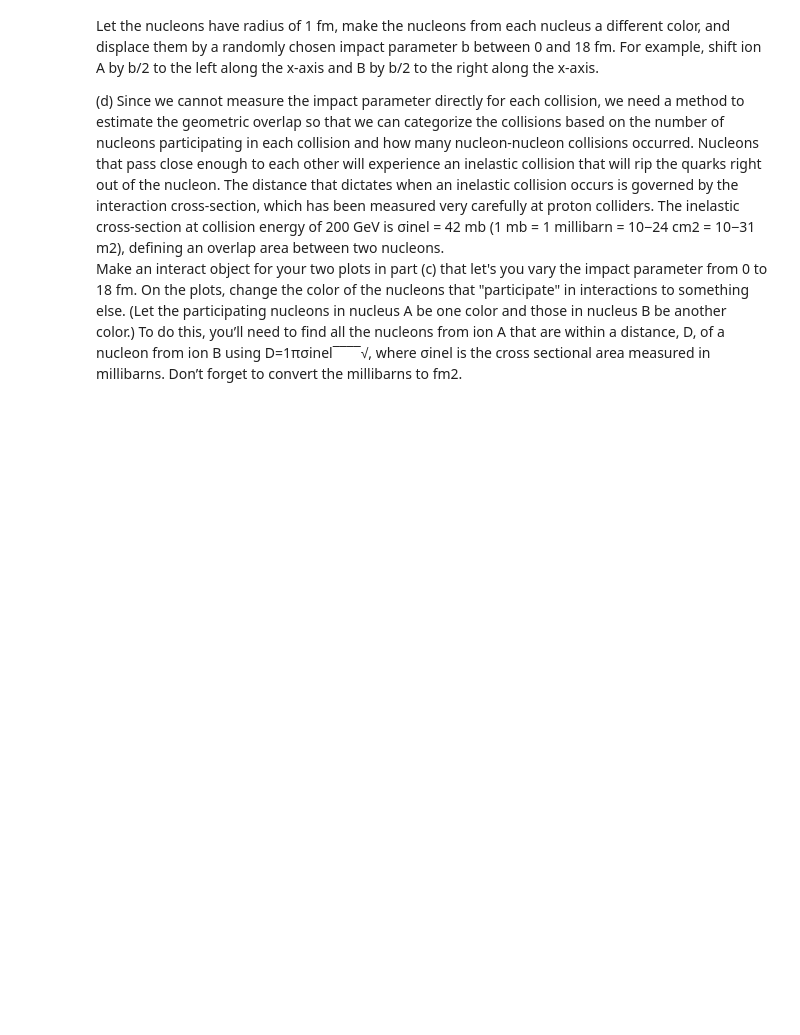
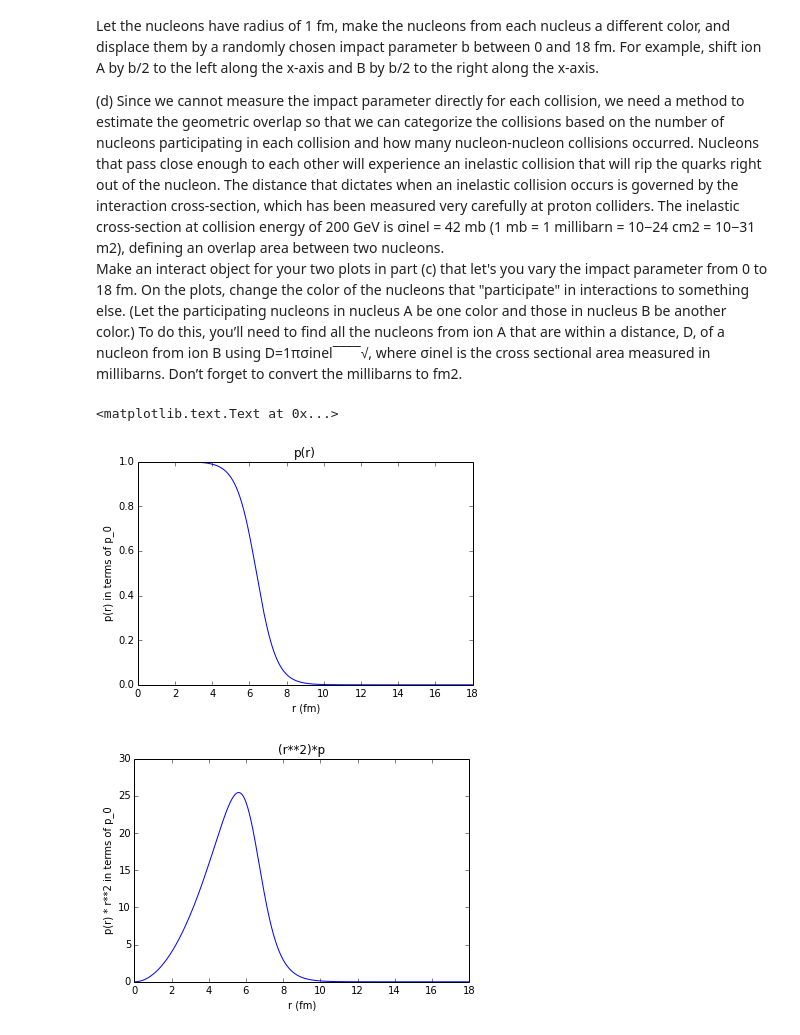
Before and after one commit to cspearso/PHYS202-S14, a Jupyter notebook: SciPy/RandomAndMCExercises.ipynb, the cells around one changed output. Cells and saved outputs as stored; diff of their text form; code cells hidden in the pictures; blank space fills up the shorter version.

```diff
--- a/SciPy/RandomAndMCExercises.ipynb
+++ b/SciPy/RandomAndMCExercises.ipynb
@@ -40,3 +40,20 @@ Let the nucleons have radius of 1 fm, make the nucleons from each nucleus a diff
 (d) Since we cannot measure the impact parameter directly for each collision, we need a method to estimate the geometric overlap so that we can categorize the collisions based on the number of nucleons participating in each collision and how many nucleon-nucleon collisions occurred. Nucleons that pass close enough to each other will experience an inelastic collision that will rip the quarks right out of the nucleon. The distance that dictates when an inelastic collision occurs is governed by the interaction cross-section, which has been measured very carefully at proton colliders. The inelastic cross-section at collision energy of 200 GeV is σinel = 42 mb (1 mb = 1 millibarn = 10−24 cm2 = 10−31 m2), defining an overlap area between two nucleons.
 Make an interact object for your two plots in part (c) that let's you vary the impact parameter from 0 to 18 fm. On the plots, change the color of the nucleons that "participate" in interactions to something else. (Let the participating nucleons in nucleus A be one color and those in nucleus B be another color.)
 To do this, you’ll need to find all the nucleons from ion A that are within a distance, D, of a nucleon from ion B using D=1πσinel‾‾‾‾√, where σinel is the cross sectional area measured in millibarns. Don’t forget to convert the millibarns to fm2.
+# %%
+r = arange(0,18, 0.01)
+p = 1/(1+exp((r-6.38)/0.535))
+p2 = (r**2)*p
+plt.plot(r,p)
+plt.title("p(r)")
+plt.ylabel("p(r) in terms of p_0")
+plt.xlabel("r (fm)")
+plt.figure()
+plt.plot(r,p2)
+plt.title("(r**2)*p")
+plt.xlabel("r (fm)")
+plt.ylabel("p(r) * r**2 in terms of p_0")
+# %% [output]
+<matplotlib.text.Text at 0x...>
+[figure, added]
+[figure, added]
```
Also changed, not shown: parts of 1 cell of this notebook, 2 other files.
